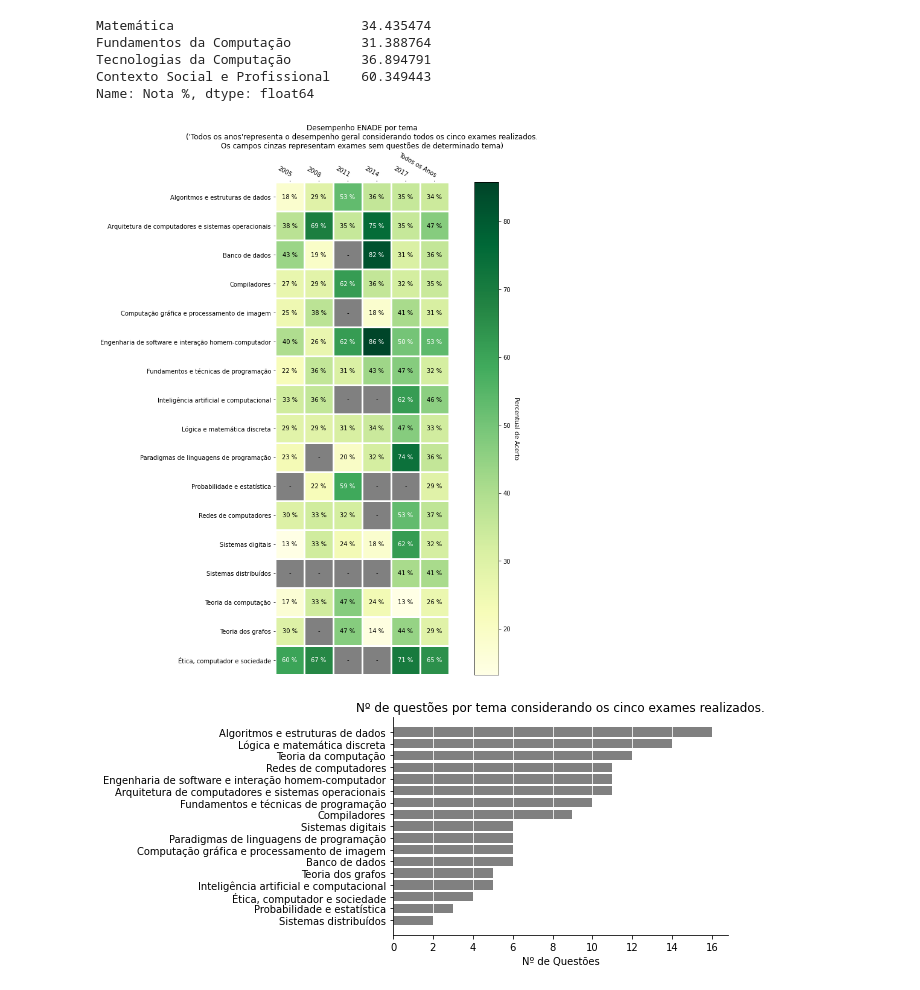
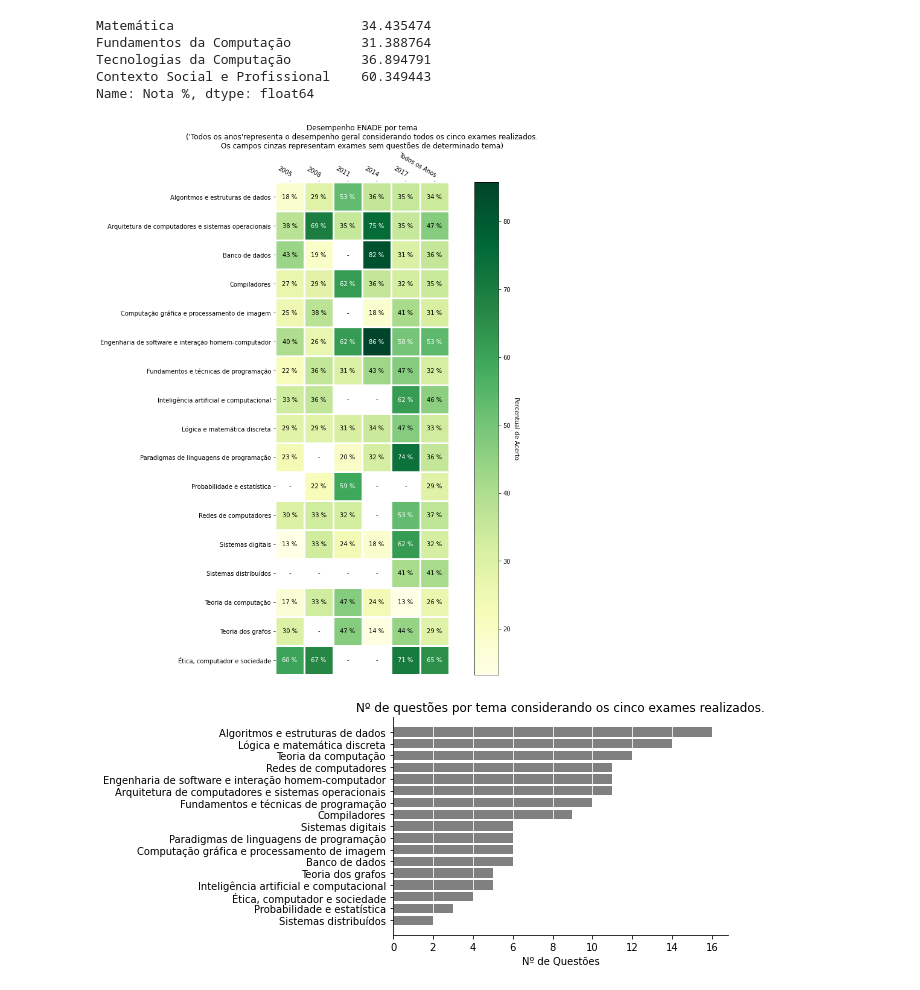
Before and after one commit to renan-cunha/KDD-Enade-Computing, a Jupyter notebook: subject_analysis.ipynb, the cells around one changed output. Drawn from its saved outputs; the diff is of its cells as text; code cells hidden in the pictures.

```diff
--- a/subject_analysis.ipynb
+++ b/subject_analysis.ipynb
@@ -937,28 +943,28 @@ def annotate_heatmap(im, data=None, valfmt="{x:.2f}",
 # %%
 plt.rcParams["figure.figsize"]=15, 15
 fig, ax = plt.subplots()
 
 
 df = display_all_years_nota(display_dfs)
 df["Todos os Anos"] = get_all_years_combined_df(display_dfs, dfs, util.get_subjects(subject_df))["Nota %"]
 
 #df = df.fillna("-")
 
 im, cbar = heatmap(df.values, df.index, df.columns, ax=ax,
                    cmap="YlGn", cbarlabel="Percentual de Acerto")
 texts = annotate_heatmap(im, valfmt="{x:.0f} %")
 
 #fig.tight_layout()
 #plt.figure(figsize=(20,5))
-im.cmap.set_bad("gray")
+im.cmap.set_bad("white")
 plt.title(f"Desempenho ENADE por tema\n('Todos os anos'"
           f"representa o desempenho geral considerando "
           f"todos os cinco exames realizados.\nOs campos "
           f"cinzas representam exames sem questões de determinado tema)")
 plt.show()
 plt.rcParams["figure.figsize"]=6,4
 # %% [output]
-[figure, old version]
+[figure, new version]
 # %%
 num_questions_df = return_num_answered(display_dfs, dfs, False).sort_values()
 ax = plt.subplot(111)
```
Also changed, not shown: parts of 4 cells of this notebook.
